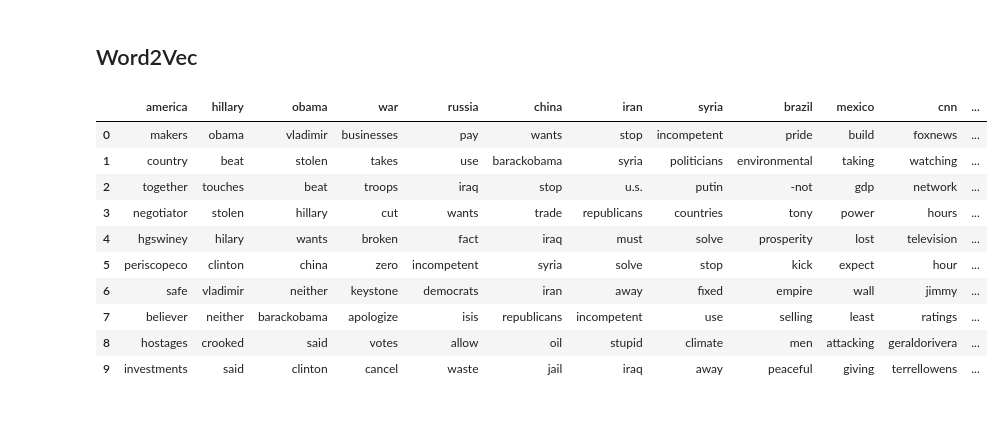
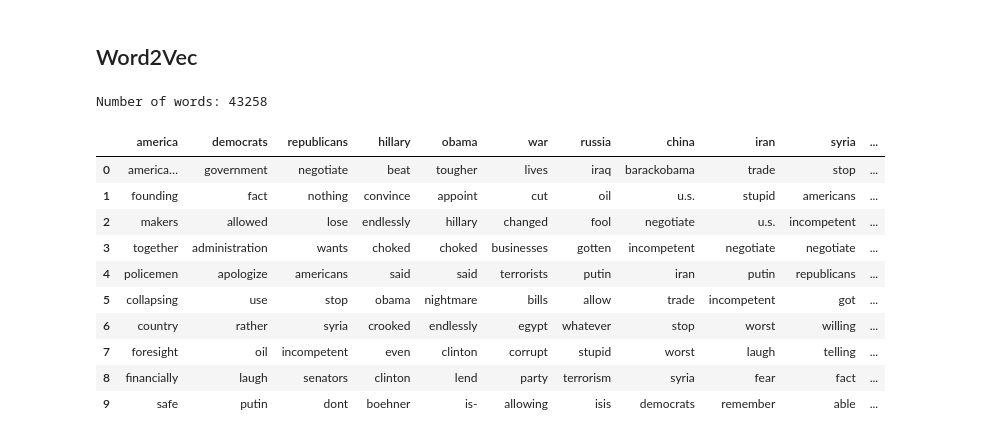
Before and after one commit to atulkumarin/project, a Jupyter notebook: analysis/project-report.ipynb, the cells around one changed output. Saved outputs shown, nothing was run; the diff lists cells and outputs as text; code cells hidden in the pictures.

```diff
--- a/analysis/project-report.ipynb
+++ b/analysis/project-report.ipynb
@@ -203,24 +212,34 @@ word_vectors = w2v_model.wv
+# %%
+tweet_w2v = Word2Vec(size=100, min_count=1)
+tweet_w2v.build_vocab([x for x in list(list(df['clean_tokens']))])
+tweet_w2v.train([x for x in list(df['clean_tokens'])],
+                epochs=tweet_w2v.iter,
+                total_examples=tweet_w2v.corpus_count)
+word_vectors = tweet_w2v.wv
+print('Number of words: {}'.format(len(word_vectors.vocab)))
+# %% [output]
+Number of words: 43258
 # %%
-context_words = ['america',
+context_words = ['america', 'democrats', 'republicans',
                  'hillary', 'obama',
                  'war',
                  'russia', 'china', 'iran', 'syria', 'brazil', 'mexico',
                  'cnn', 'fake', 'crooked']
 
 contexts = pd.DataFrame()
 for w in context_words:
     context = pd.DataFrame([x[0] for x in word_vectors.most_similar(w)], columns=[w])
     contexts = pd.concat([contexts, context], axis=1)
 contexts
 # %% [output]
-|  | america | hillary | obama | war | russia | china | iran | syria | brazil | mexico | cnn | ... |
-| 0 | makers | obama | vladimir | businesses | pay | wants | stop | incompetent | pride | build | foxnews | ... |
-| 1 | country | beat | stolen | takes | use | barackobama | syria | politicians | environmental | taking | watching | ... |
-| 2 | together | touches | beat | troops | iraq | stop | u.s. | putin | -not | gdp | network | ... |
-| 3 | negotiator | stolen | hillary | cut | wants | trade | republicans | countries | tony | power | hours | ... |
-| 4 | hgswiney | hilary | wants | broken | fact | iraq | must | solve | prosperity | lost | television | ... |
-| 5 | periscopeco | clinton | china | zero | incompetent | syria | solve | stop | kick | expect | hour | ... |
-| 6 | safe | vladimir | neither | keystone | democrats | iran | away | fixed | empire | wall | jimmy | ... |
-| 7 | believer | neither | barackobama | apologize | isis | republicans | incompetent | use | selling | least | ratings | ... |
-| 8 | hostages | crooked | said | votes | allow | oil | stupid | climate | men | attacking | geraldorivera | ... |
-| 9 | investments | said | clinton | cancel | waste | jail | iraq | away | peaceful | giving | terrellowens | ... |
+|  | america | democrats | republicans | hillary | obama | war | russia | china | iran | syria | ... |
+| 0 | america… | government | negotiate | beat | tougher | lives | iraq | barackobama | trade | stop | ... |
+| 1 | founding | fact | nothing | convince | appoint | cut | oil | u.s. | stupid | americans | ... |
+| 2 | makers | allowed | lose | endlessly | hillary | changed | fool | negotiate | u.s. | incompetent | ... |
+| 3 | together | administration | wants | choked | choked | businesses | gotten | incompetent | negotiate | negotiate | ... |
+| 4 | policemen | apologize | americans | said | said | terrorists | putin | iran | putin | republicans | ... |
+| 5 | collapsing | use | stop | obama | nightmare | bills | allow | trade | incompetent | got | ... |
+| 6 | country | rather | syria | crooked | endlessly | egypt | whatever | stop | worst | willing | ... |
+| 7 | foresight | oil | incompetent | even | clinton | corrupt | stupid | worst | laugh | telling | ... |
+| 8 | financially | laugh | senators | clinton | lend | party | terrorism | syria | fear | fact | ... |
+| 9 | safe | putin | dont | boehner | is- | allowing | isis | democrats | remember | able | ... |
```
Also changed, not shown: parts of 12 cells of this notebook.
